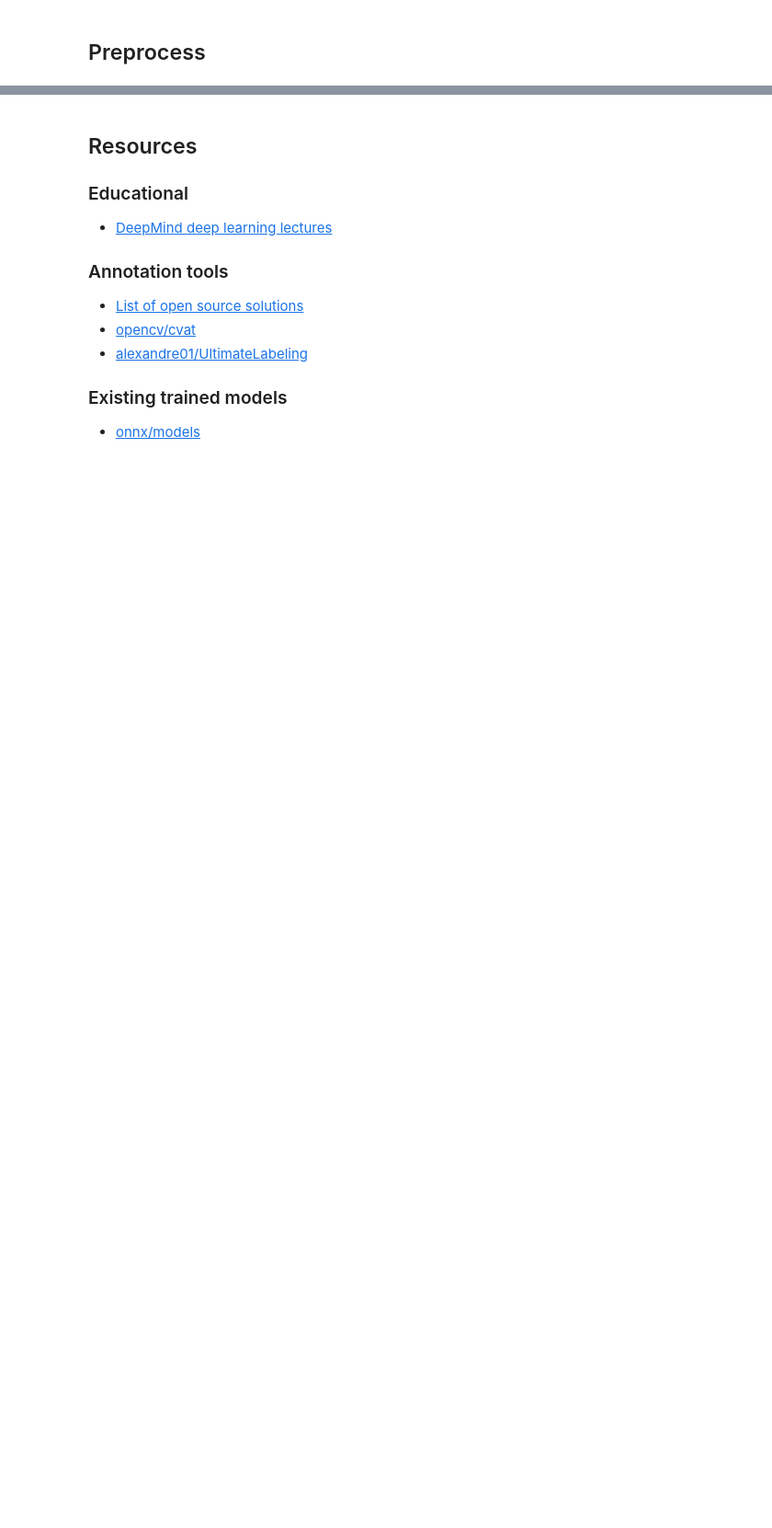
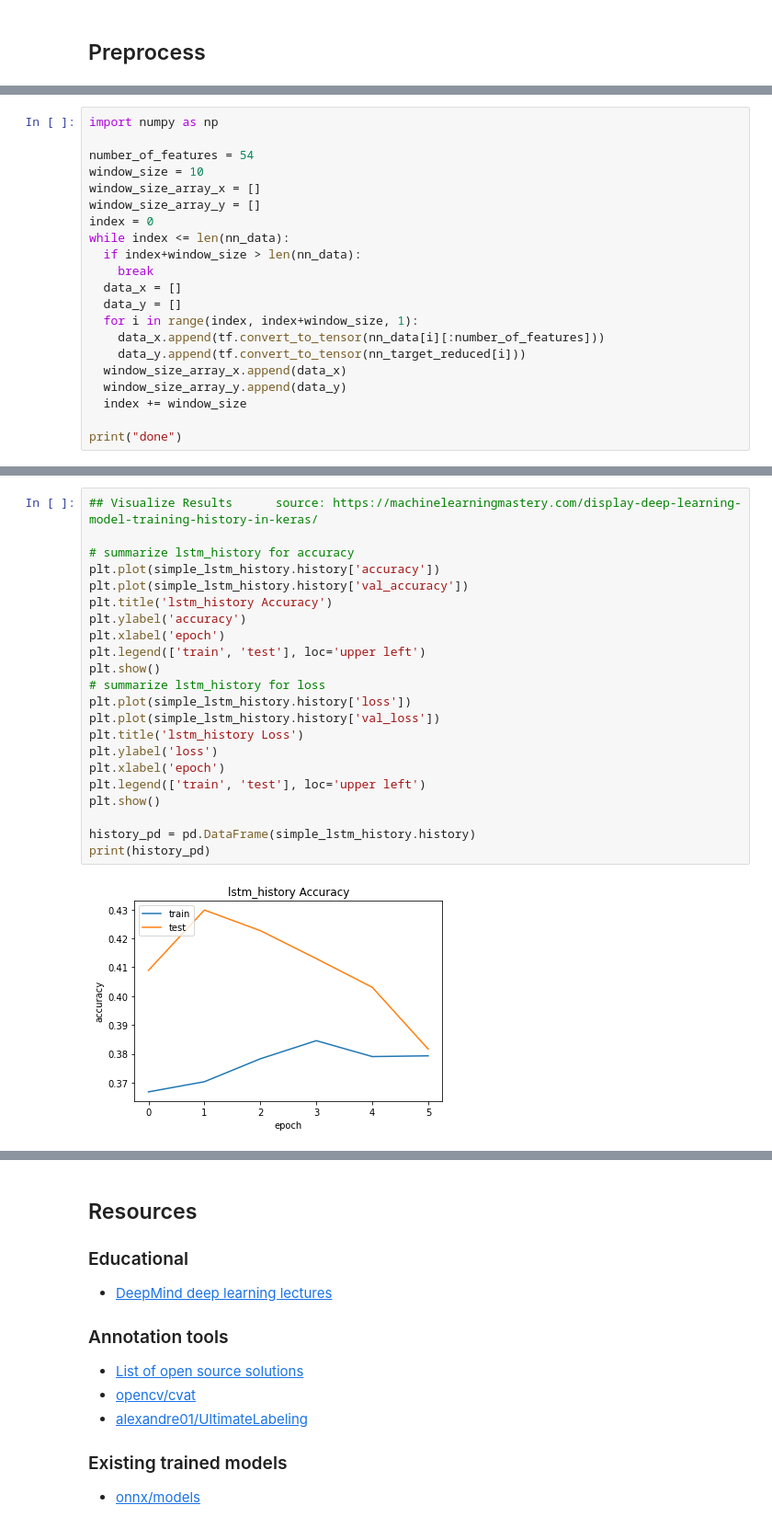
Before and after one commit to leomorpho/confusion_detection, a Jupyter notebook: confusion_detection.ipynb, the cells around one changed output, grey strips where cells are left out. Shown at 92% size. Drawn from its saved outputs; the diff is of its cells as text; blank space fills up the shorter version.

```diff
--- a/confusion_detection.ipynb
+++ b/confusion_detection.ipynb
@@ -237,0 +488,21 @@ IndexError: tuple index out of range
+# %%
+import numpy as np
+
+number_of_features = 54
+window_size = 10
+window_size_array_x = []
+window_size_array_y = []
+index = 0
+while index <= len(nn_data):
+  if index+window_size > len(nn_data):
+    break
+  data_x = []
+  data_y = []
+  for i in range(index, index+window_size, 1):
+    data_x.append(tf.convert_to_tensor(nn_data[i][:number_of_features]))
+    data_y.append(tf.convert_to_tensor(nn_target_reduced[i]))
+  window_size_array_x.append(data_x)
+  window_size_array_y.append(data_y)
+  index += window_size
+
+print("done")
@@ -237,0 +779,24 @@ IndexError: tuple index out of range
+# %%
+## Visualize Results      source: https://machinelearningmastery.com/display-deep-learning-model-training-history-in-keras/
+
+# summarize lstm_history for accuracy
+plt.plot(simple_lstm_history.history['accuracy'])
+plt.plot(simple_lstm_history.history['val_accuracy'])
+plt.title('lstm_history Accuracy')
+plt.ylabel('accuracy')
+plt.xlabel('epoch')
+plt.legend(['train', 'test'], loc='upper left')
+plt.show()
+# summarize lstm_history for loss
+plt.plot(simple_lstm_history.history['loss'])
+plt.plot(simple_lstm_history.history['val_loss'])
+plt.title('lstm_history Loss')
+plt.ylabel('loss')
+plt.xlabel('epoch')
+plt.legend(['train', 'test'], loc='upper left')
+plt.show()
+
+history_pd = pd.DataFrame(simple_lstm_history.history)
+print(history_pd)
+# %% [output]
+[figure, added]
```
Also changed, not shown: parts of 43 cells of this notebook, 6 other files.
